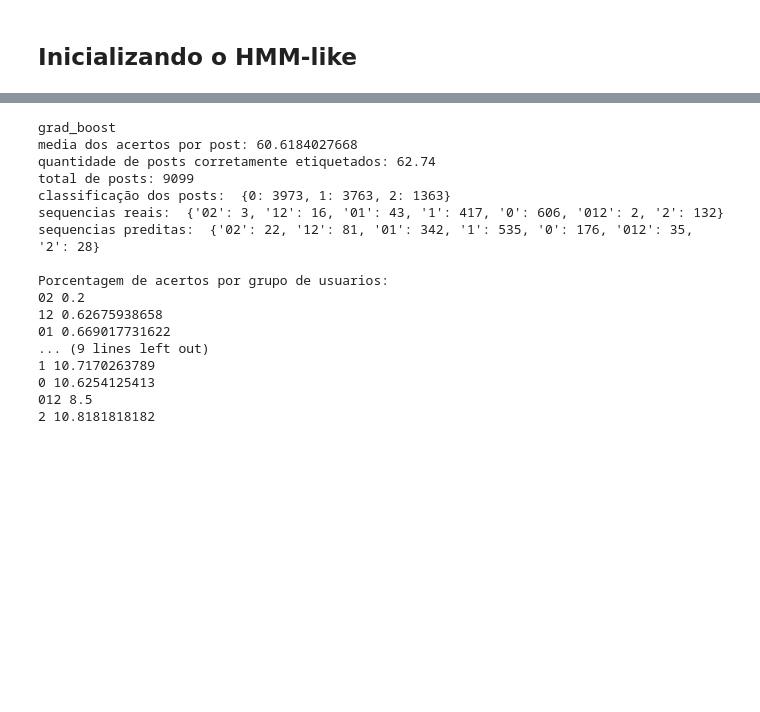
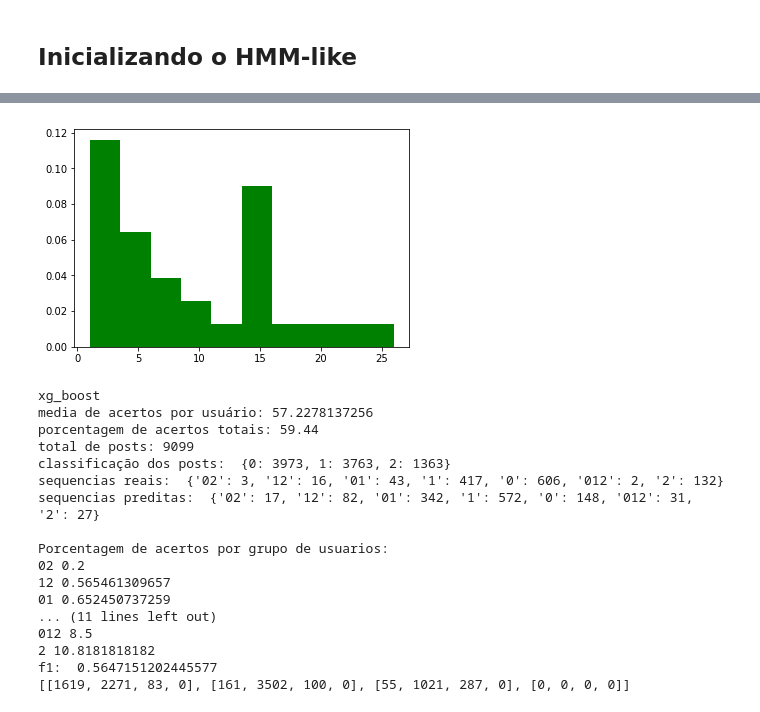
Before and after one commit to rafaelsmedina/reddit, a Jupyter notebook: e_ml_methods/HMM-like.ipynb, the cells around one changed output, grey strips where cells are left out. Cells and saved outputs as stored; diff of their text form; code cells hidden in the pictures; blank space fills up the shorter version.

```diff
--- a/e_ml_methods/HMM-like.ipynb
+++ b/e_ml_methods/HMM-like.ipynb
@@ -226,7 +273,18 @@ for user in sequences:
+# %%
+plt.hist(one_to_two_calc, density=True, facecolor='g')
+#plt.xlabel('Smarts')
+#plt.ylabel('Probability')
+#plt.title('Histogram of IQ')
+#plt.text(60, .025, r'$\mu=100,\ \sigma=15$')
+#plt.axis([40, 160, 0, 0.03])
+#plt.grid(True)
+plt.show()
+# %% [output]
+[figure, added]
 # %%
 print method
-print 'media dos acertos por post:', statistics.mean(corretos)
-print 'quantidade de posts corretamente etiquetados:', "{0:.2f}".format((float(c)/float(t))*100)
+print 'media de acertos por usuário:', statistics.mean(corretos)
+print 'porcentagem de acertos totais:', "{0:.2f}".format((float(c)/float(t))*100)
 print 'total de posts:', t
 print 'classificação dos posts: ', values
 print 'sequencias reais: ', real
@@ -238,24 +296,27 @@ for key in porc_pred:
 print '\nMedia de posts por usuario: '
 for key in mean_p:
     print key, statistics.mean(mean_p[key])
+
+print 'f1: ', f1_score(f1_t, f1_g, average='weighted')
+print confusion
 # %% [output]
-grad_boost
-media dos acertos por post: 60.6184027668
-quantidade de posts corretamente etiquetados: 62.74
+xg_boost
+media de acertos por usuário: 57.2278137256
+porcentagem de acertos totais: 59.44
 total de posts: 9099
 classificação dos posts:  {0: 3973, 1: 3763, 2: 1363}
 sequencias reais:  {'02': 3, '12': 16, '01': 43, '1': 417, '0': 606, '012': 2, '2': 132}
-sequencias preditas:  {'02': 22, '12': 81, '01': 342, '1': 535, '0': 176, '012': 35, '2': 28}
+sequencias preditas:  {'02': 17, '12': 82, '01': 342, '1': 572, '0': 148, '012': 31, '2': 27}
 
 Porcentagem de acertos por grupo de usuarios:
 02 0.2
-12 0.62675938658
-01 0.669017731622
-... (9 lines left out)
-1 10.7170263789
-0 10.6254125413
+12 0.565461309657
+01 0.652450737259
+... (11 lines left out)
 012 8.5
 2 10.8181818182
+f1:  0.5647151202445577
+[[1619, 2271, 83, 0], [161, 3502, 100, 0], [55, 1021, 287, 0], [0, 0, 0, 0]]
 # %%
 {'02': 3, '12': 16, '01': 43, '1': 417, '0': 606, '012': 2, '2': 132}
 {'02': 3, '12': 16, '01': 43, '1': 417, '0': 606, '012': 2, '2': 132}
```
Also changed, not shown: parts of 10 cells of this notebook, 10 other files.
